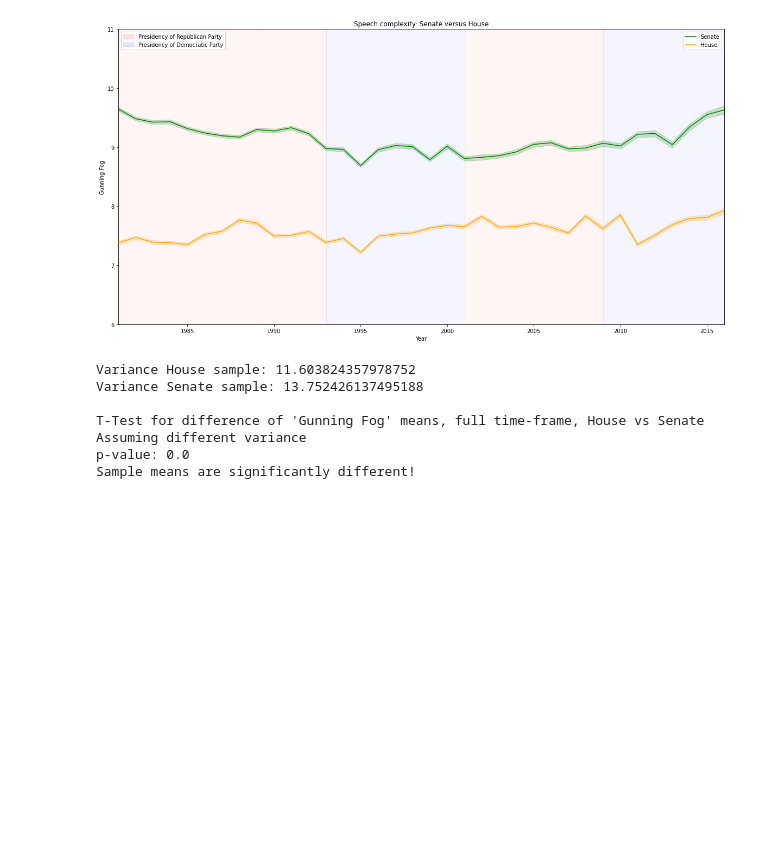
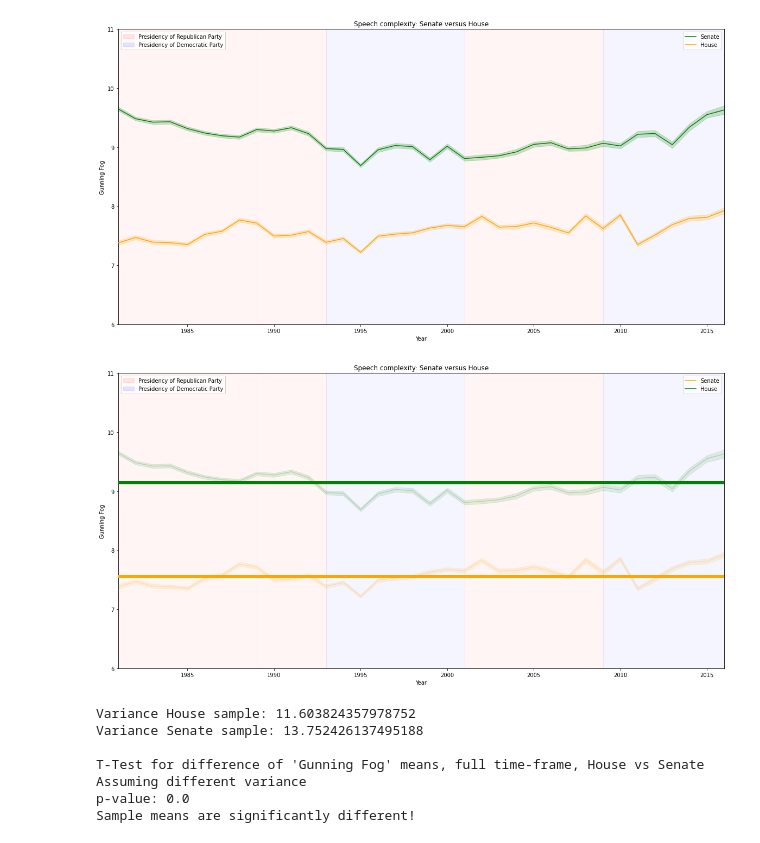
Before and after one commit to rfahrn/AmericanCongress, a Jupyter notebook: SpeechComplexityAnalysis.ipynb, the cells around one changed output. Drawn from its saved outputs; the diff is of its cells as text; code cells hidden in the pictures; blank space fills up the shorter version.

Commit message:
add chamber speach complexity mean plot

```diff
--- a/SpeechComplexityAnalysis.ipynb
+++ b/SpeechComplexityAnalysis.ipynb
@@ -279,8 +279,9 @@ Index(['speech_id', 'date', 'number_within_file', 'speaker', 'first_name',
 # %%
 merged_df["date_year"] = merged_df["date"] // 10000
 # %%
-write_to_disk(merged_df, "./merged_df.pickle")
+#write_to_disk(merged_df, "./merged_df.pickle")
 #merged_df = read_from_disk("./merged_df.pickle")
+merged_df = read_from_disk("/Users/stefan/Desktop/congress/merged_df.pickle")
 # %%
 merged_df
 # %% [output]
@@ -348,6 +349,57 @@ plt.savefig(PLOT_PATH + 'complexity_sen_vs_house.png')
 plt.show()
 # %% [output]
 [figure]
+# %%
+by_chamber_means = merged_df[merged_df["chamber"].isin(["H","S"])].groupby("chamber").mean()["gunning_fog"].reset_index()
+by_chamber_means = by_chamber_means.append(by_chamber_means)
+by_chamber_means["year"] = [1981,1981,2016,2016]
+# %%
+fig, ax = plt.subplots(figsize=(20,10))
+
+sns.lineplot(data = merged_df[merged_df["chamber"].isin(["H","S"])], x="date_year", y="gunning_fog", hue ="chamber", palette = {"S":"green","H":"orange"}, zorder = 10, legend = False, alpha = 0.2, err_kws={"alpha": .1}, ax = ax)
+sns.lineplot(data = by_chamber_means.reset_index(drop=True), x = "year", y= "gunning_fog", hue = "chamber", palette = {"S":"green","H":"orange"}, linewidth = 6, zorder = 12, ax = ax)
+
+
+# Add presidencies
+rect_1 = patches.Rectangle((1981, 6), 8, 7, linewidth=1, edgecolor='r', facecolor='red', alpha = 0.04, zorder = 0)
+rect_2 = patches.Rectangle((1989, 6), 4, 7, linewidth=1, edgecolor='r', facecolor='red', alpha = 0.04, zorder = 0)
+rect_3 = patches.Rectangle((1993, 6), 8, 7, linewidth=1, edgecolor='blue', facecolor='blue', alpha = 0.04, zorder = 0)
+rect_4 = patches.Rectangle((2001, 6), 8, 7, linewidth=1, edgecolor='red', facecolor='red', alpha = 0.04, zorder = 0)
+rect_5 = patches.Rectangle((2009, 6), 8, 7, linewidth=1, edgecolor='blue', facecolor='blue', alpha = 0.04, zorder = 0)
+ax.add_patch(rect_1)
+ax.add_patch(rect_2)
+ax.add_patch(rect_3)
+ax.add_patch(rect_4)
+ax.add_patch(rect_5)
+
+# Clean up look
+ax.set(xlim=(1981, 2016))
+ax.set(ylim=(6, 11))
+ax.set_ylabel("Gunning Fog")
+ax.set_xlabel("Year")
+legend=ax.legend()
+legend.get_texts()[0].set_text("Senate")
+legend.get_texts()[1].set_text("House")
+
+# Store current legend
+other_legend = ax.get_legend()
+
+# Add presidency legend
+legend_elements = [patches.Patch(facecolor='red', alpha = 0.1, edgecolor='r',
+                         label='Presidency of Republican Party'),
+                   patches.Patch(facecolor='blue', alpha = 0.1, edgecolor='b',
+                         label='Presidency of Democratic Party')]
+ax.legend(handles=legend_elements, loc='upper left')
+
+# Add back previous legend
+ax.add_artist(other_legend)
+
+# Title
+plt.title("Speech complexity: Senate versus House")
+plt.savefig(PLOT_PATH + 'complexity_sen_vs_house_with_means.png')
+plt.show()
+# %% [output]
+[figure, added]
 # %%
 house_vals = merged_df[merged_df["chamber"] == "H"]["gunning_fog"].values
 senate_vals = merged_df[merged_df["chamber"] == "S"]["gunning_fog"].values
```
Also changed, not shown: 3 other files.
